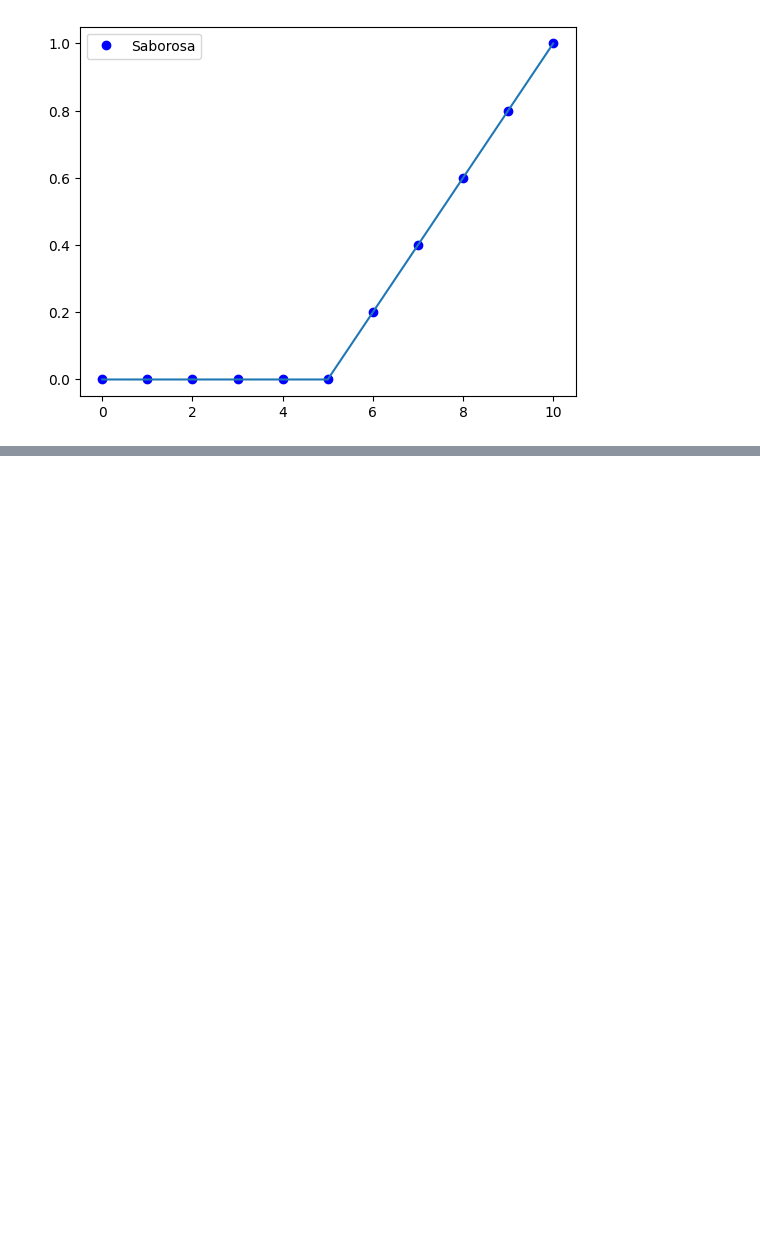
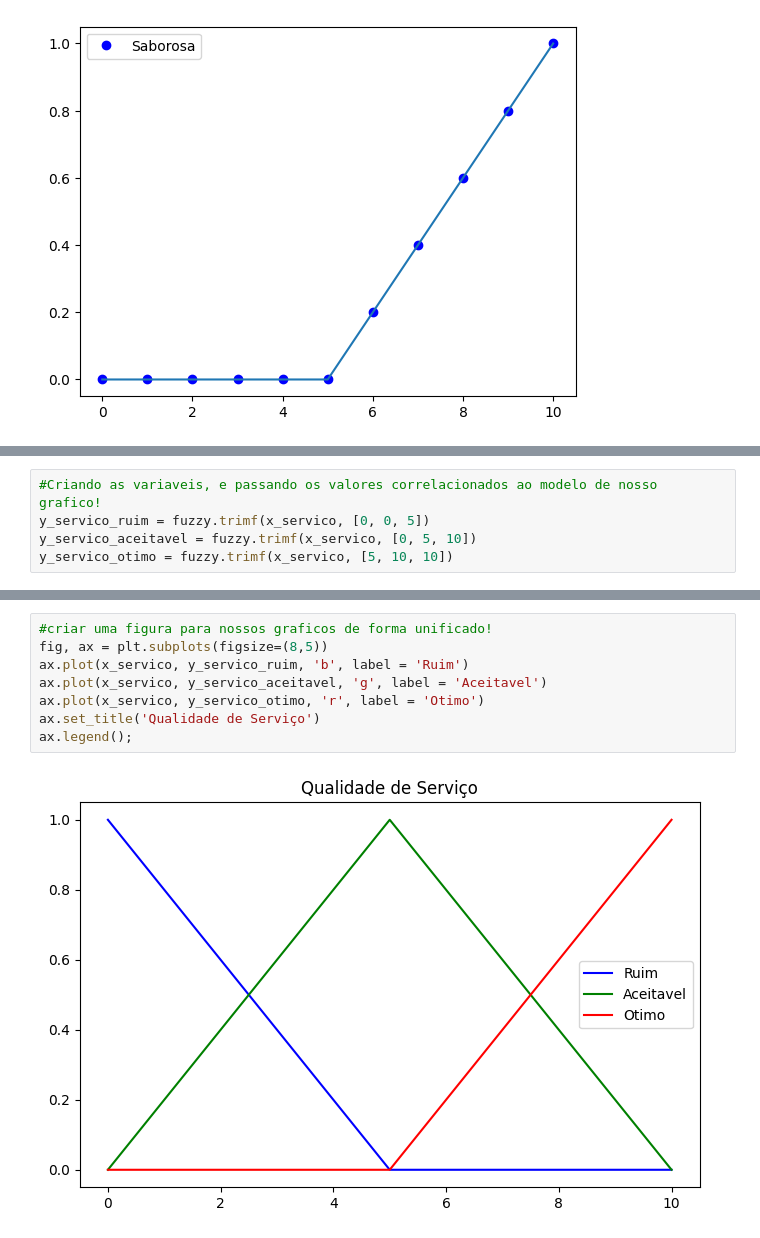
Before and after one commit to DouglasSilva2/Logica_de_Fuzzy_python, a Jupyter notebook: Logica_de_Fuzzy_3º_Etudo_de_Caso_Gorjeta_Hard_Fuzzy_Python.ipynb, the cells around one changed output, grey strips where cells are left out. Drawn from its saved outputs; the diff is of its cells as text; blank space fills up the shorter version.

Commit message:
Logica_de_Fuzzy_3º_Etudo_de_Caso_Gorjeta_Hard_Fuzzy

```diff
--- a/Logica_de_Fuzzy_3º_Etudo_de_Caso_Gorjeta_Hard_Fuzzy_Python.ipynb
+++ b/Logica_de_Fuzzy_3º_Etudo_de_Caso_Gorjeta_Hard_Fuzzy_Python.ipynb
@@ -113,0 +126,5 @@ plt.legend();#remover o erro que aparece de Metasploit!
+# %%
+#Criando as variaveis, e passando os valores correlacionados ao modelo de nosso grafico!
+y_servico_ruim = fuzzy.trimf(x_servico, [0, 0, 5])
+y_servico_aceitavel = fuzzy.trimf(x_servico, [0, 5, 10])
+y_servico_otimo = fuzzy.trimf(x_servico, [5, 10, 10])
@@ -113,0 +137,10 @@ plt.legend();#remover o erro que aparece de Metasploit!
+# %%
+#criar uma figura para nossos graficos de forma unificado!
+fig, ax = plt.subplots(figsize=(8,5))
+ax.plot(x_servico, y_servico_ruim, 'b', label = 'Ruim')
+ax.plot(x_servico, y_servico_aceitavel, 'g', label = 'Aceitavel')
+ax.plot(x_servico, y_servico_otimo, 'r', label = 'Otimo')
+ax.set_title('Qualidade de Serviço')
+ax.legend();
+# %% [output]
+[figure, added]
```
Also changed, not shown: parts of 4 cells of this notebook.
